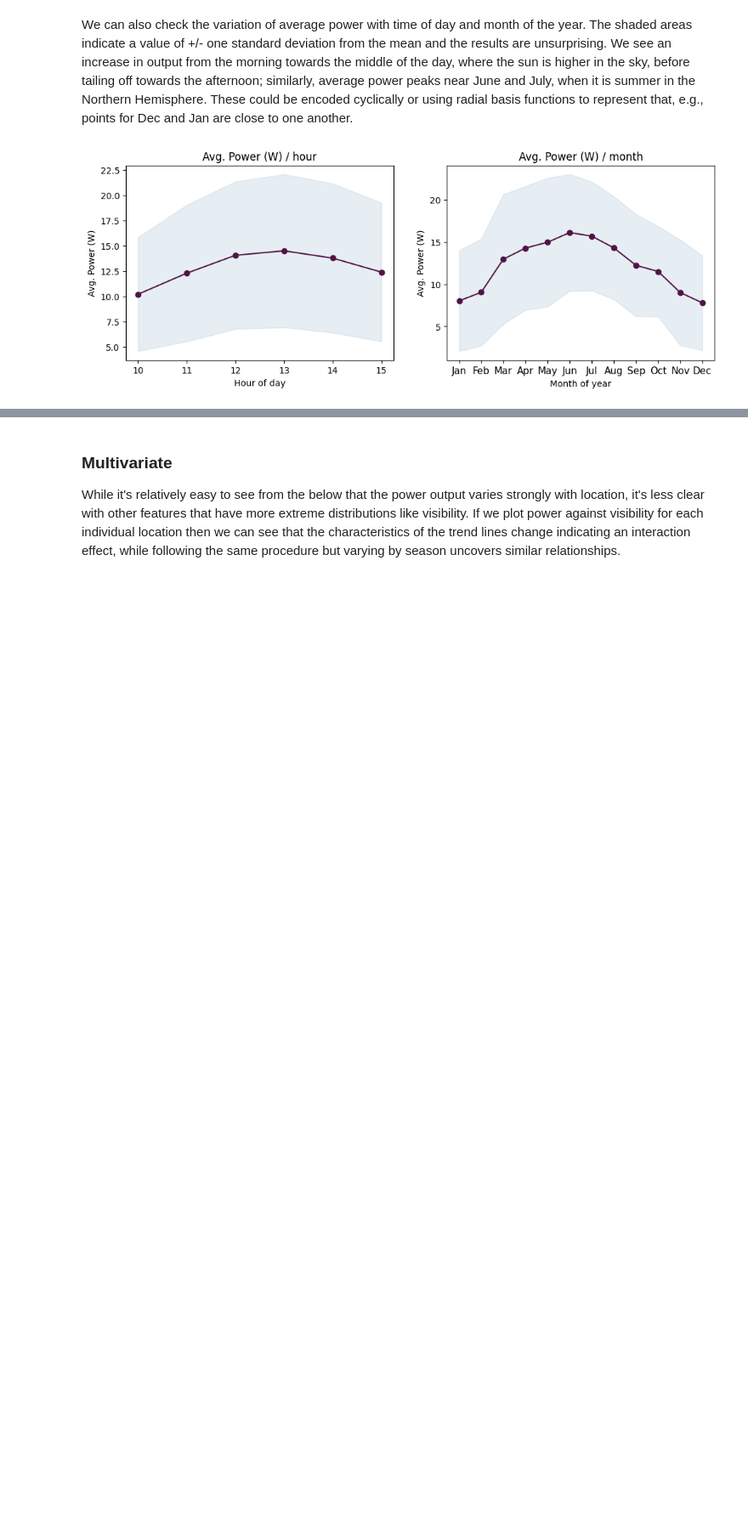
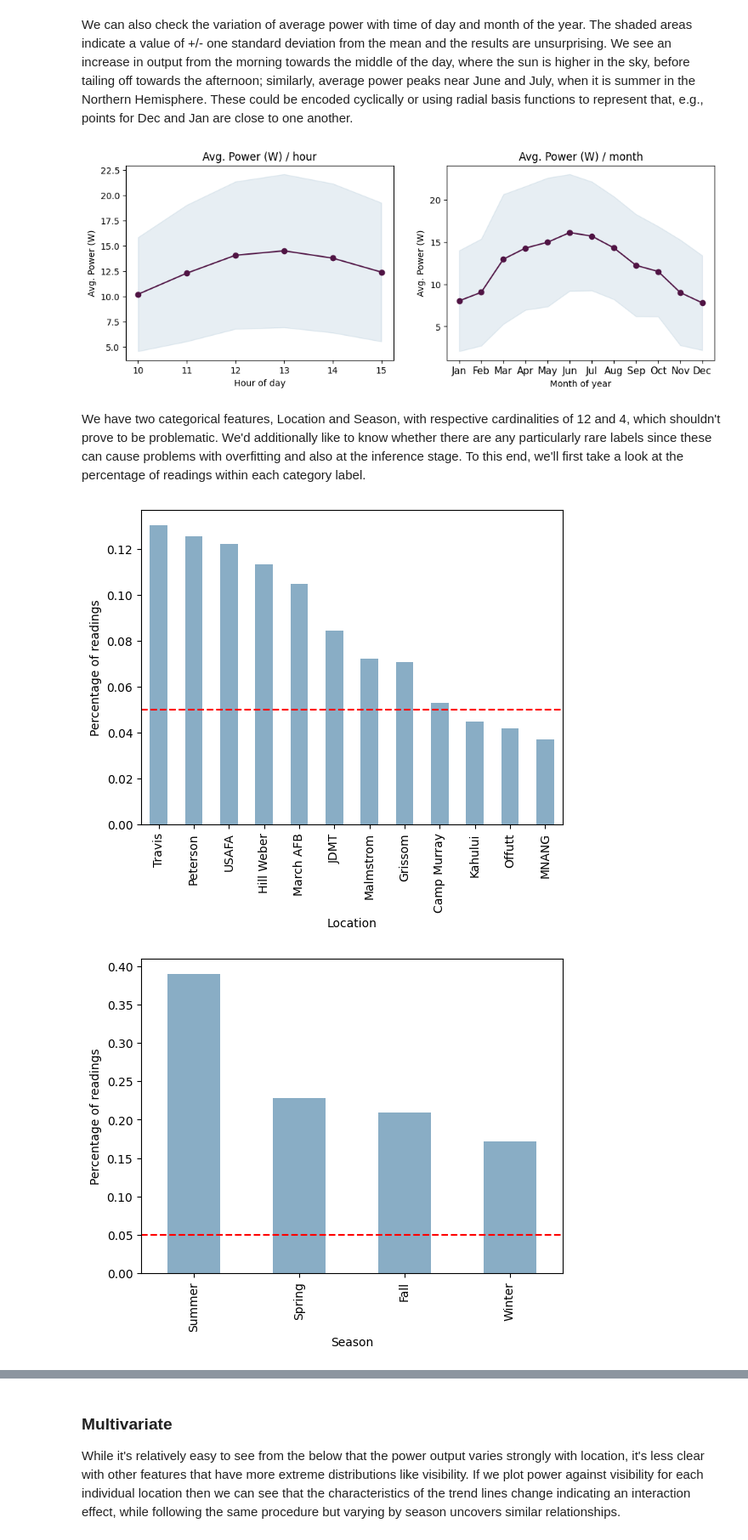
Before and after one commit to d-lazenby/solar-forecasting, a Jupyter notebook: eda_full.ipynb, the cells around one changed output, grey strips where cells are left out. Shown at 85% size. Saved outputs shown, nothing was run; the diff lists cells and outputs as text; code cells hidden in the pictures; blank space fills up the shorter version.

Commit message:
Added plots to investigate rare data in EDA; code added in utils accordingly

```diff
--- a/eda_full.ipynb
+++ b/eda_full.ipynb
@@ -126,3 +126,11 @@ We can also check the variation of average power with time of day and month of t
 utils.plot_power_against_time(raw_clean)
 # %% [output]
 [figure]
+# %% [markdown]
+We have two categorical features, Location and Season, with respective cardinalities of 12 and 4, which shouldn't prove to be problematic. We'd additionally like to know whether there are any particularly rare labels since these can cause problems with overfitting and also at the inference stage. To this end, we'll first take a look at the percentage of readings within each category label.
+# %%
+for col in ('Location', 'Season'):
+    utils.plot_percentages_by_label(raw_clean, col)
+# %% [output]
+[figure, added]
+[figure, added]
```
Also changed, not shown: parts of 1 cell of this notebook, 1 other file.
